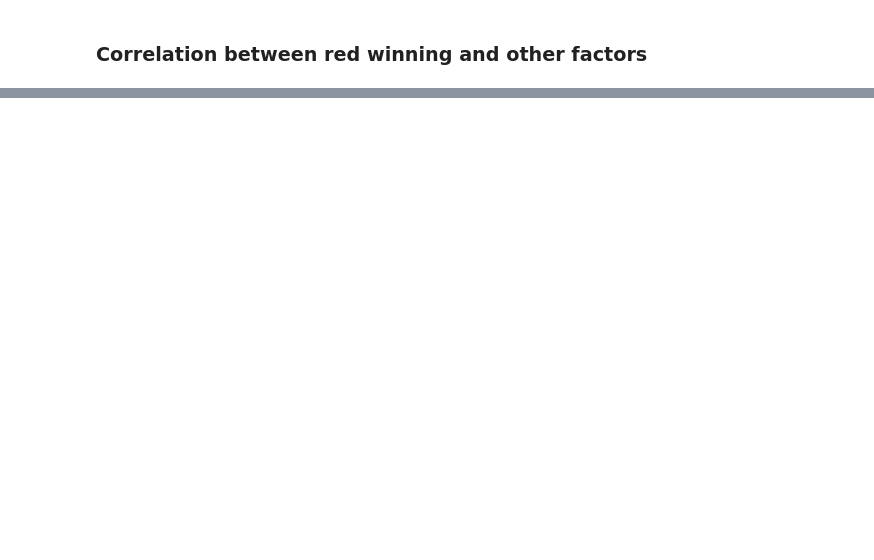
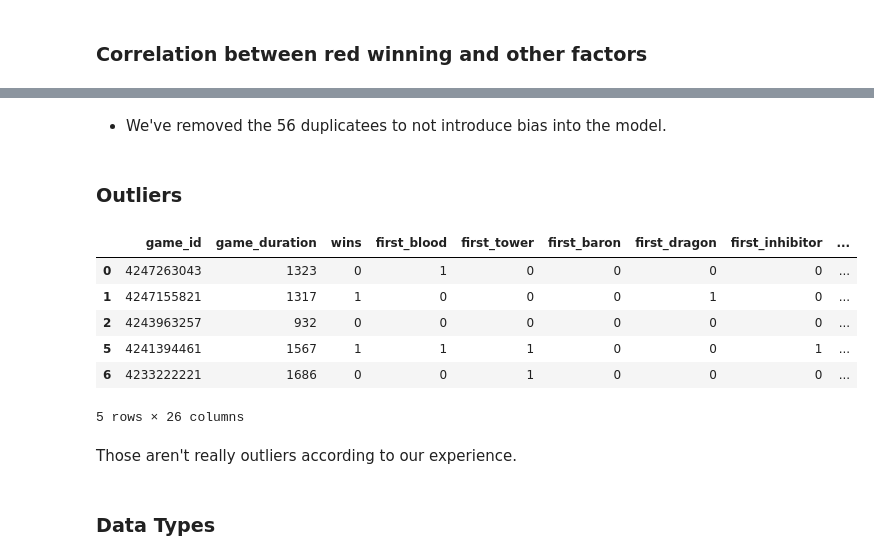
Before and after one commit to abdalrahmanf2/computation-project, a Jupyter notebook: project.ipynb, the cells around one changed output, grey strips where cells are left out. Saved outputs shown, nothing was run; the diff lists cells and outputs as text; code cells hidden in the pictures; blank space fills up the shorter version.

```diff
--- a/project.ipynb
+++ b/project.ipynb
@@ -283,0 +270,9 @@ plt.tight_layout()
+# %%
+print(f"Missing values in the dataset: {df.isnull().sum()}")
+print(f"Duplicates in the dataset: {df.duplicated().sum()}")
+
+# Drop duplicates
+df = df.drop_duplicates()
+
+# Check again for duplicates
+print(f"After dropping duplicates, Duplicates in the dataset: {df.duplicated().sum()}")
@@ -283,0 +297,23 @@ plt.tight_layout()
+# %% [markdown]
+* We've removed the 56 duplicatees to not introduce bias into the model.
+# %% [markdown]
+### Outliers
+# %%
+Q1 = df.quantile(0.25)
+Q3 = df.quantile(0.75)
+IQR = Q3 - Q1
+df_out = df[~((df < (Q1 - 1.5 * IQR)) |(df > (Q3 + 1.5 * IQR))).any(axis=1)]
+df_out.shape
+df_out.head()
+# %% [output]
+|  | game_id | game_duration | wins | first_blood | first_tower | first_baron | first_dragon | first_inhibitor | ... |
+| 0 | 4247263043 | 1323 | 0 | 1 | 0 | 0 | 0 | 0 | ... |
+| 1 | 4247155821 | 1317 | 1 | 0 | 0 | 0 | 1 | 0 | ... |
+| 2 | 4243963257 | 932 | 0 | 0 | 0 | 0 | 0 | 0 | ... |
+| 5 | 4241394461 | 1567 | 1 | 1 | 1 | 0 | 0 | 1 | ... |
+| 6 | 4233222221 | 1686 | 0 | 0 | 1 | 0 | 0 | 0 | ... |
+5 rows × 26 columns
+# %% [markdown]
+Those aren't really outliers according to our experience.
+# %% [markdown]
+### Data Types
```
Also changed, not shown: parts of 37 cells of this notebook, 3 other files.
